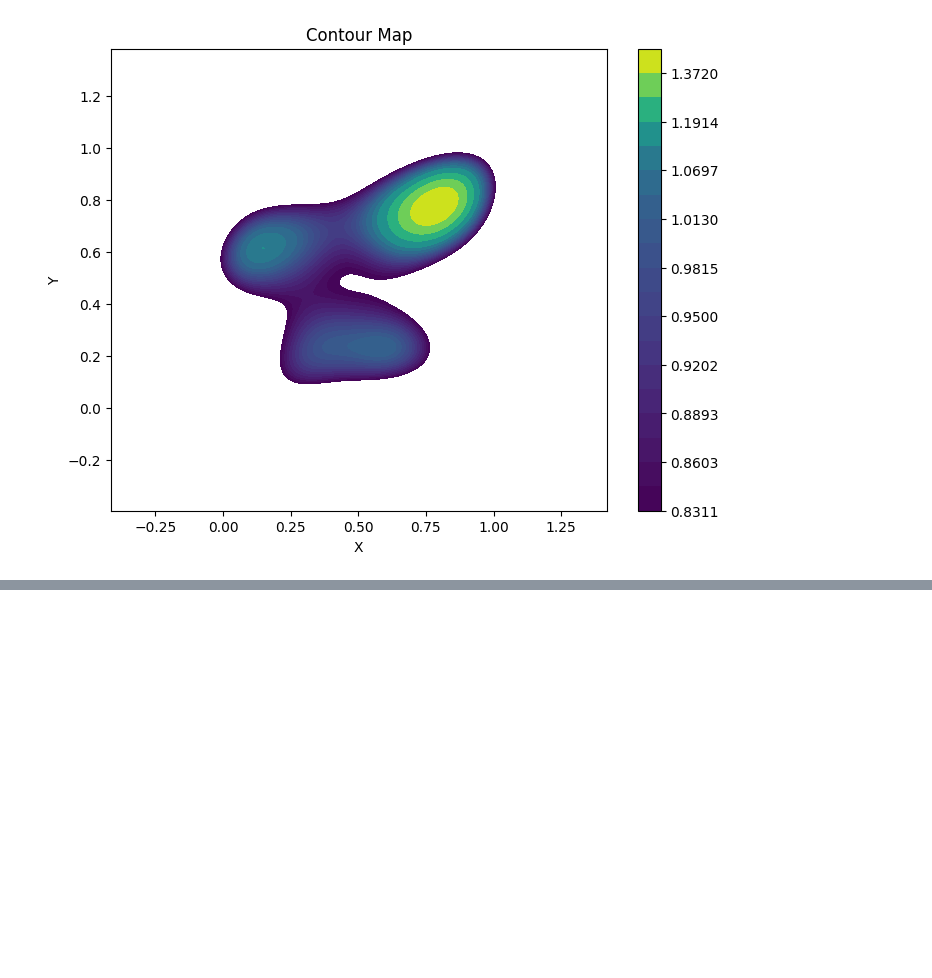
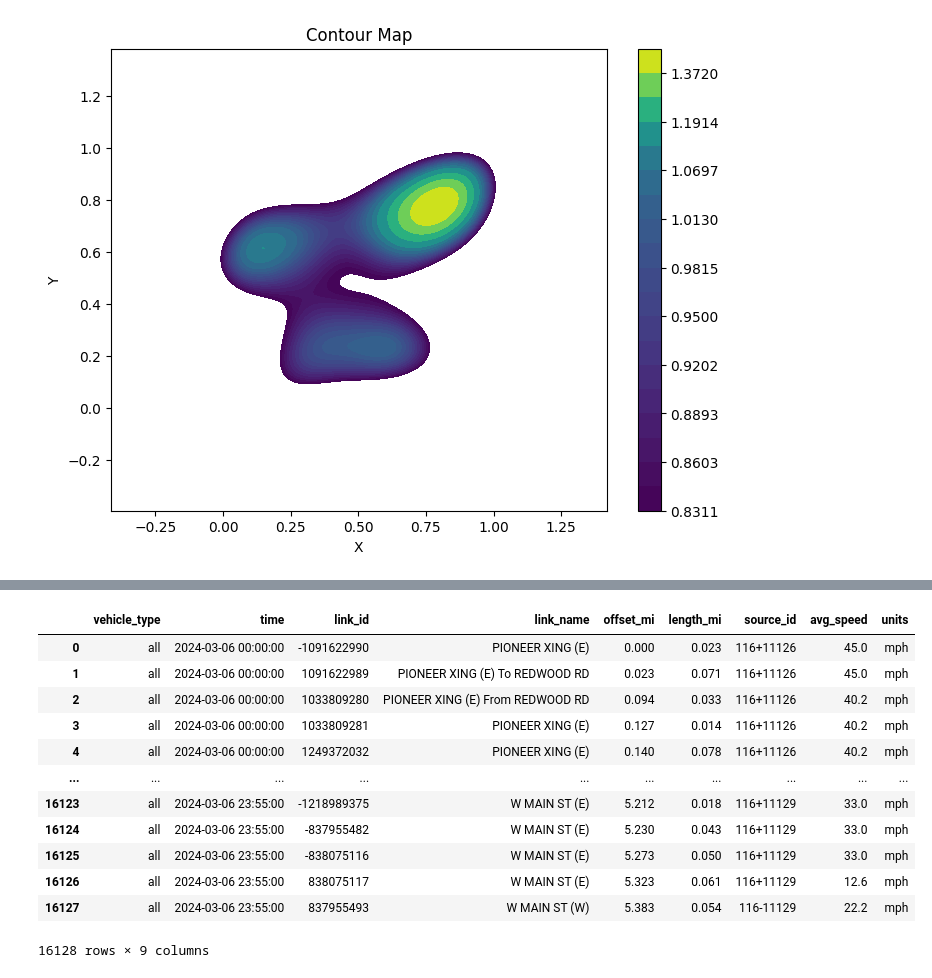
Before and after one commit to natelant/Avenue-Tools, a Jupyter notebook: TravelTimeTool/speeds_heatmap_sandbox.ipynb, the cells around one changed output, grey strips where cells are left out. Saved outputs shown, nothing was run; the diff lists cells and outputs as text; code cells hidden in the pictures; blank space fills up the shorter version.

```diff
--- a/TravelTimeTool/speeds_heatmap_sandbox.ipynb
+++ b/TravelTimeTool/speeds_heatmap_sandbox.ipynb
@@ -128,0 +144,16 @@ plt.show()
+# %%
+df
+# %% [output]
+|  | vehicle_type | time | link_id | link_name | offset_mi | length_mi | source_id | avg_speed | units |
+| 0 | all | 2024-03-06 00:00:00 | -1091622990 | PIONEER XING (E) | 0.000 | 0.023 | 116+11126 | 45.0 | mph |
+| 1 | all | 2024-03-06 00:00:00 | 1091622989 | PIONEER XING (E) To REDWOOD RD | 0.023 | 0.071 | 116+11126 | 45.0 | mph |
+| 2 | all | 2024-03-06 00:00:00 | 1033809280 | PIONEER XING (E) From REDWOOD RD | 0.094 | 0.033 | 116+11126 | 40.2 | mph |
+| 3 | all | 2024-03-06 00:00:00 | 1033809281 | PIONEER XING (E) | 0.127 | 0.014 | 116+11126 | 40.2 | mph |
+| 4 | all | 2024-03-06 00:00:00 | 1249372032 | PIONEER XING (E) | 0.140 | 0.078 | 116+11126 | 40.2 | mph |
+| ... | ... | ... | ... | ... | ... | ... | ... | ... | ... |
+| 16123 | all | 2024-03-06 23:55:00 | -1218989375 | W MAIN ST (E) | 5.212 | 0.018 | 116+11129 | 33.0 | mph |
+| 16124 | all | 2024-03-06 23:55:00 | -837955482 | W MAIN ST (E) | 5.230 | 0.043 | 116+11129 | 33.0 | mph |
+| 16125 | all | 2024-03-06 23:55:00 | -838075116 | W MAIN ST (E) | 5.273 | 0.050 | 116+11129 | 33.0 | mph |
+| 16126 | all | 2024-03-06 23:55:00 | 838075117 | W MAIN ST (E) | 5.323 | 0.061 | 116+11129 | 12.6 | mph |
+| 16127 | all | 2024-03-06 23:55:00 | 837955493 | W MAIN ST (W) | 5.383 | 0.054 | 116-11129 | 22.2 | mph |
+16128 rows × 9 columns
```
Also changed, not shown: parts of 4 cells of this notebook, 1 other file.
